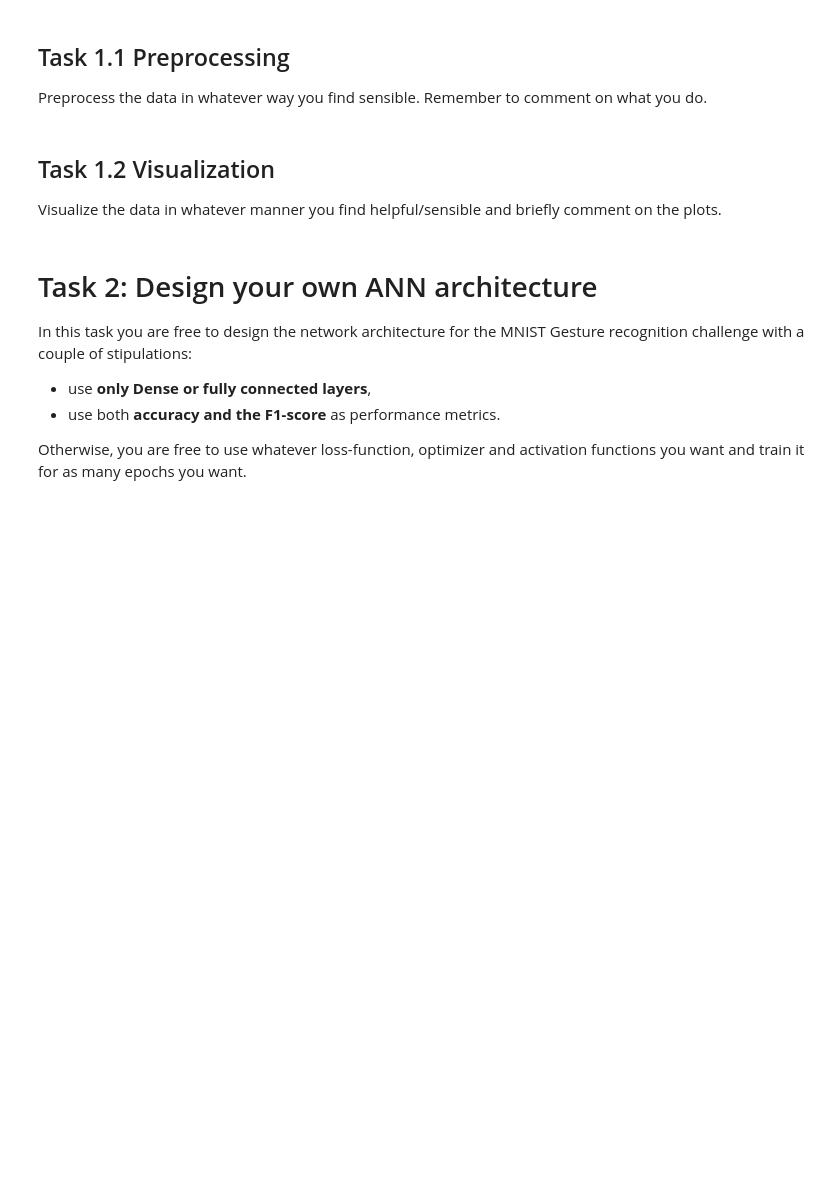
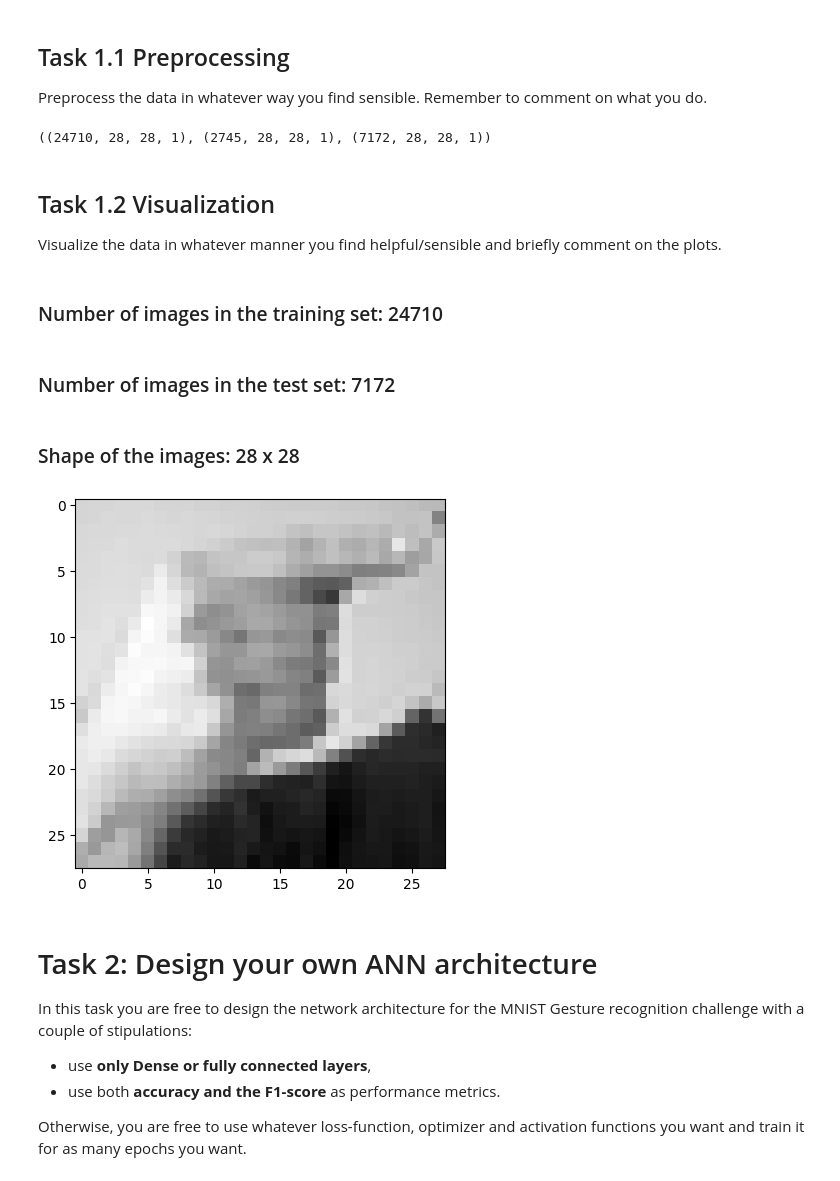
Before and after one commit to ioeftedal/dat300, a Jupyter notebook: CA1_DAT300/ca1_dat300_2025.ipynb, the cells around one changed output. Cells and saved outputs as stored; diff of their text form; code cells hidden in the pictures; blank space fills up the shorter version.

```diff
--- a/CA1_DAT300/ca1_dat300_2025.ipynb
+++ b/CA1_DAT300/ca1_dat300_2025.ipynb
@@ -119,6 +119,16 @@ class F1ScoreCallback(tf.keras.callbacks.Callback):
 # %% [markdown]
 
 ## Library imports
+# %%
+# Importing the necessary functionality
+from tensorflow.keras.models import Sequential
+from tensorflow.keras.layers import InputLayer, Dense, Flatten, Dropout
+from tensorflow.keras.callbacks import ReduceLROnPlateau
+from sklearn.metrics import accuracy_score
+
+from IPython.display import display, Markdown
+def printmd(string):
+    display(Markdown(string))
 # %% [markdown]
 # Task 1: Importing, preprocess and visualizing the data
 
@@ -138,3 +148,22 @@ y_test  = test['label'].to_numpy(dtype=np.int32)
 # %% [markdown]
 ## Task 1.1 Preprocessing
 Preprocess the data in whatever way you find sensible. Remember to comment on what you do.
+# %%
+train_original = train.copy()
+
+val_index = int(train.shape[0]*0.1)
+
+train = train_original.iloc[val_index:]
+val = train_original.iloc[:val_index]
+
+y_train = train['label']
+y_val = val['label']
+y_test = test['label']
+
+X_train = train.drop('label', axis=1).values.reshape(train.shape[0], 28, 28, 1)
+X_val = val.drop('label', axis=1).values.reshape(val.shape[0], 28, 28, 1)
+X_test = test.drop('label', axis=1).values.reshape(test.shape[0], 28, 28, 1)
+
+X_train.shape, X_val.shape, X_test.shape
+# %% [output]
+((24710, 28, 28, 1), (2745, 28, 28, 1), (7172, 28, 28, 1))
@@ -141,6 +183,28 @@ Preprocess the data in whatever way you find sensible. Remember to comment on wh
 # %% [markdown]
 ## Task 1.2 Visualization
 Visualize the data in whatever manner you find helpful/sensible and briefly comment on the plots.
+# %%
+printmd(f'### Number of images in the training set: {train.shape[0]}')
+printmd(f'### Number of images in the test set: {test.shape[0]}')
+
+d = int((train.shape[1] - 1)**0.5)
+printmd(f'### Shape of the images: {d} x {d}')
+
+def to_image(array, label = True):
+    # Reshape an array into an image format
+    array = np.array(array)
+    start_idx = 1 if label else 0
+    return array[start_idx:].reshape(28,28).astype(float)
+
+# Display one image
+img = to_image(train.iloc[0])
+plt.imshow(img, cmap = 'gray')
+plt.show()
+# %% [output]
+### Number of images in the training set: 24710
+### Number of images in the test set: 7172
+### Shape of the images: 28 x 28
+[figure, added]
 # %% [markdown]
 # Task 2: Design your own ANN architecture
 In this task you are free to design the network architecture for the MNIST Gesture recognition challenge with a couple of stipulations:
```
Also changed, not shown: parts of 9 cells of this notebook, 3 other files.
